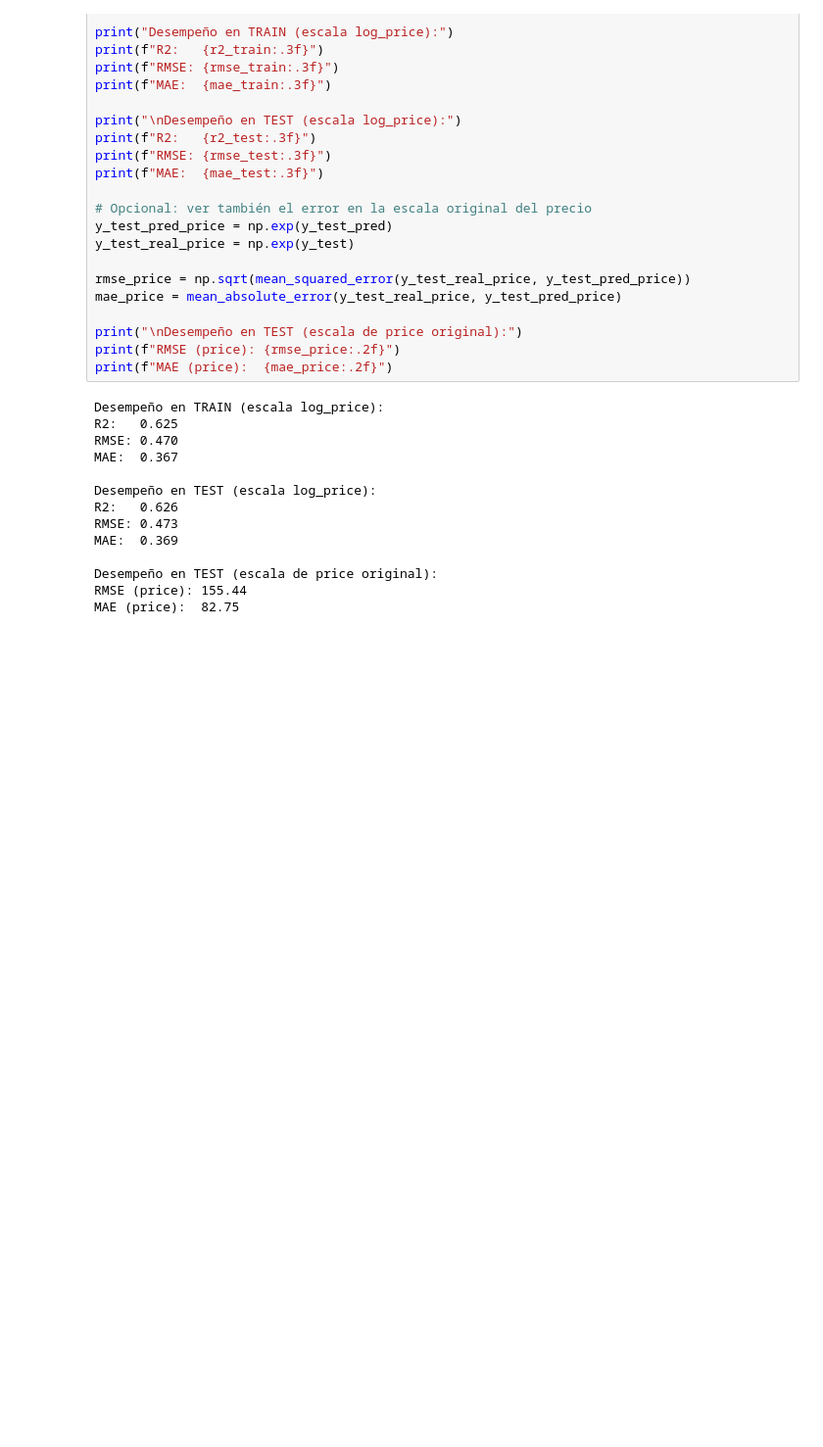
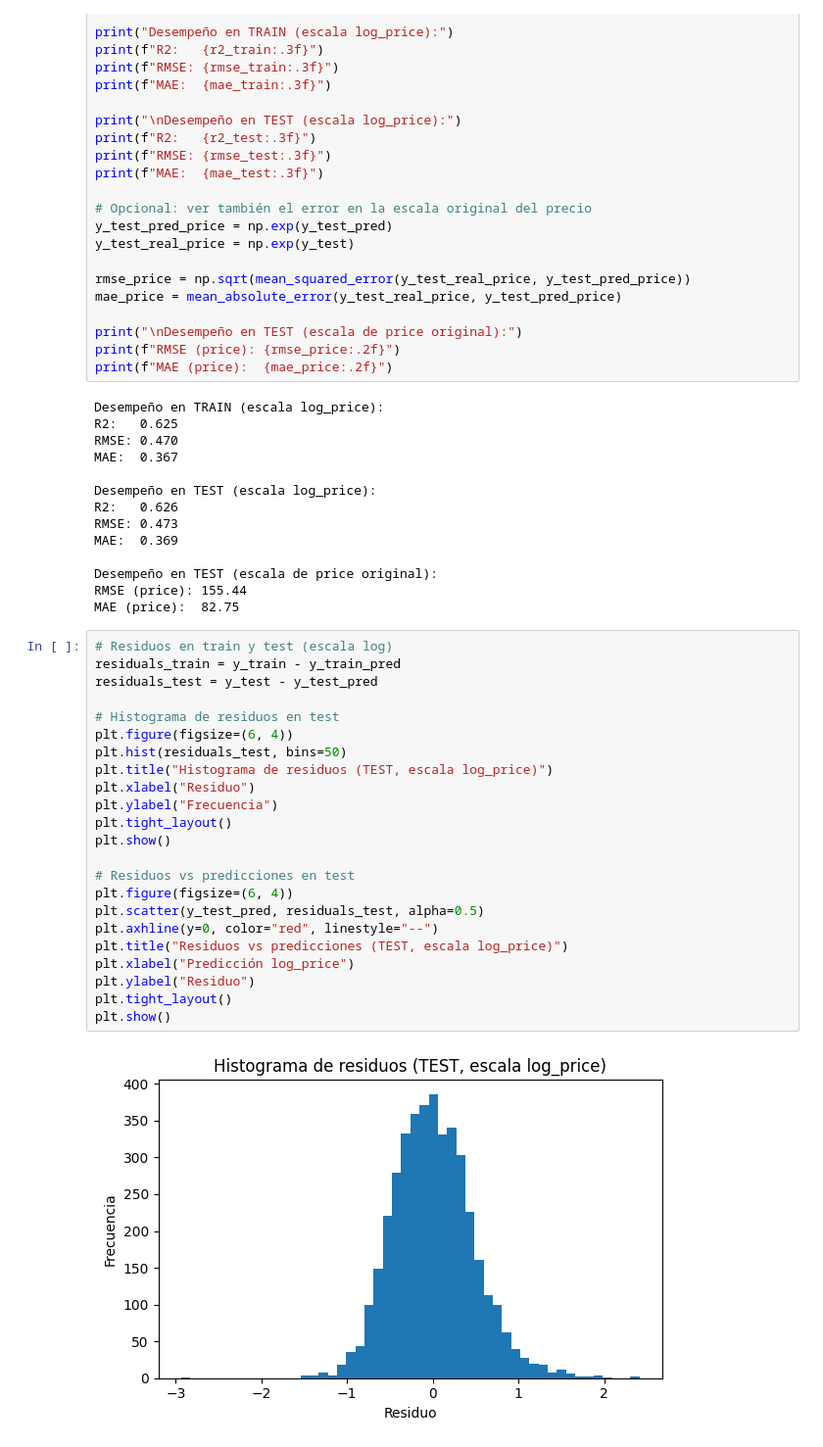
Before and after one commit to smelomunoz/Repo_Proyecto_Final, a Jupyter notebook: Modelo_Regresion/Modelo_Regresion.ipynb, the cells around one changed output. Shown at 98% size. Drawn from its saved outputs; the diff is of its cells as text; blank space fills up the shorter version.

Commit message:
Análisis gráfico de residuos del modelo

```diff
--- a/Modelo_Regresion/Modelo_Regresion.ipynb
+++ b/Modelo_Regresion/Modelo_Regresion.ipynb
@@ -241,3 +241,28 @@ MAE:  0.369
 Desempeño en TEST (escala de price original):
 RMSE (price): 155.44
 MAE (price):  82.75
+# %%
+# Residuos en train y test (escala log)
+residuals_train = y_train - y_train_pred
+residuals_test = y_test - y_test_pred
+
+# Histograma de residuos en test
+plt.figure(figsize=(6, 4))
+plt.hist(residuals_test, bins=50)
+plt.title("Histograma de residuos (TEST, escala log_price)")
+plt.xlabel("Residuo")
+plt.ylabel("Frecuencia")
+plt.tight_layout()
+plt.show()
+
+# Residuos vs predicciones en test
+plt.figure(figsize=(6, 4))
+plt.scatter(y_test_pred, residuals_test, alpha=0.5)
+plt.axhline(y=0, color="red", linestyle="--")
+plt.title("Residuos vs predicciones (TEST, escala log_price)")
+plt.xlabel("Predicción log_price")
+plt.ylabel("Residuo")
+plt.tight_layout()
+plt.show()
+# %% [output]
+[figure, added]
```
Also changed, not shown: parts of 1 cell of this notebook.
